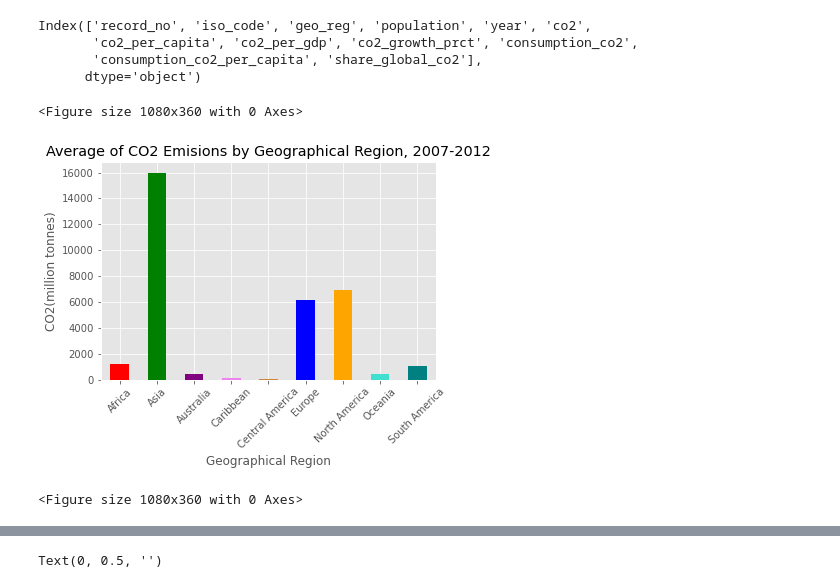
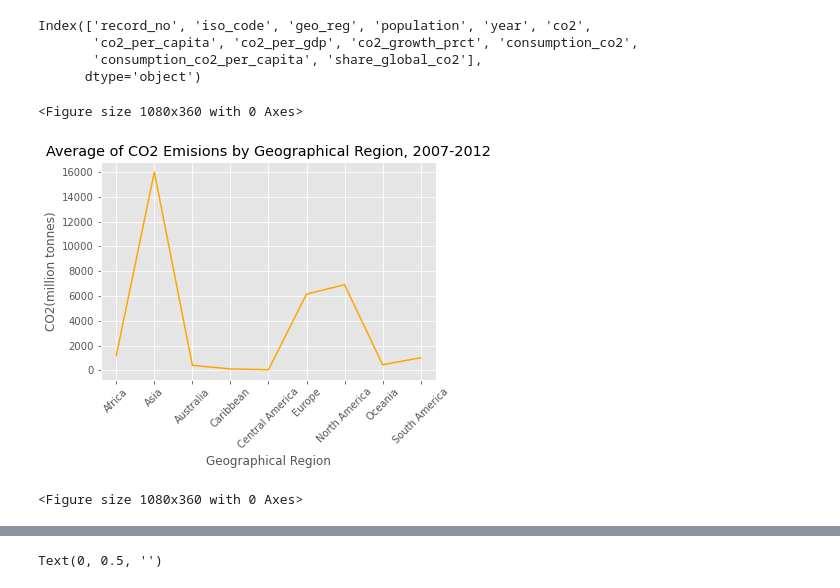
Before and after one commit to SoWhitIs/world_events_emissions, a Jupyter notebook: dev/script/eda/4_additional_EDA_geographic_region_plot_wdg.ipynb, the cells around one changed output, grey strips where cells are left out. Cells and saved outputs as stored; diff of their text form; code cells hidden in the pictures.

Commit message:
new plot code

```diff
--- a/dev/script/eda/4_additional_EDA_geographic_region_plot_wdg.ipynb
+++ b/dev/script/eda/4_additional_EDA_geographic_region_plot_wdg.ipynb
@@ -555,14 +599,14 @@ Index(['record_no', 'iso_code', 'geo_reg', 'population', 'year', 'co2',
 # %%
 #plot C02 by country from 2007-2012
 colors=['red','green','purple','violet','peru','blue','orange','turquoise','teal']
 # region_df.groupby(by="geo_reg").mean()['co2'].plot(kind="bar", color=colors)
-average_region.plot(kind="bar", color=colors)
+average_region.plot(kind="line", color="orange")
 plt.ylabel("CO2(million tonnes)")
 plt.xlabel("Geographical Region")
 plt.title("Average of CO2 Emisions by Geographical Region, 2007-2012")
 plt.xticks(rotation=45)
 plt.figure(figsize=(15,5))
 # %% [output]
 <Figure size 1080x360 with 0 Axes>
-[figure, old version]
+[figure, new version]
 <Figure size 1080x360 with 0 Axes>
```
Also changed, not shown: parts of 19 cells of this notebook.
